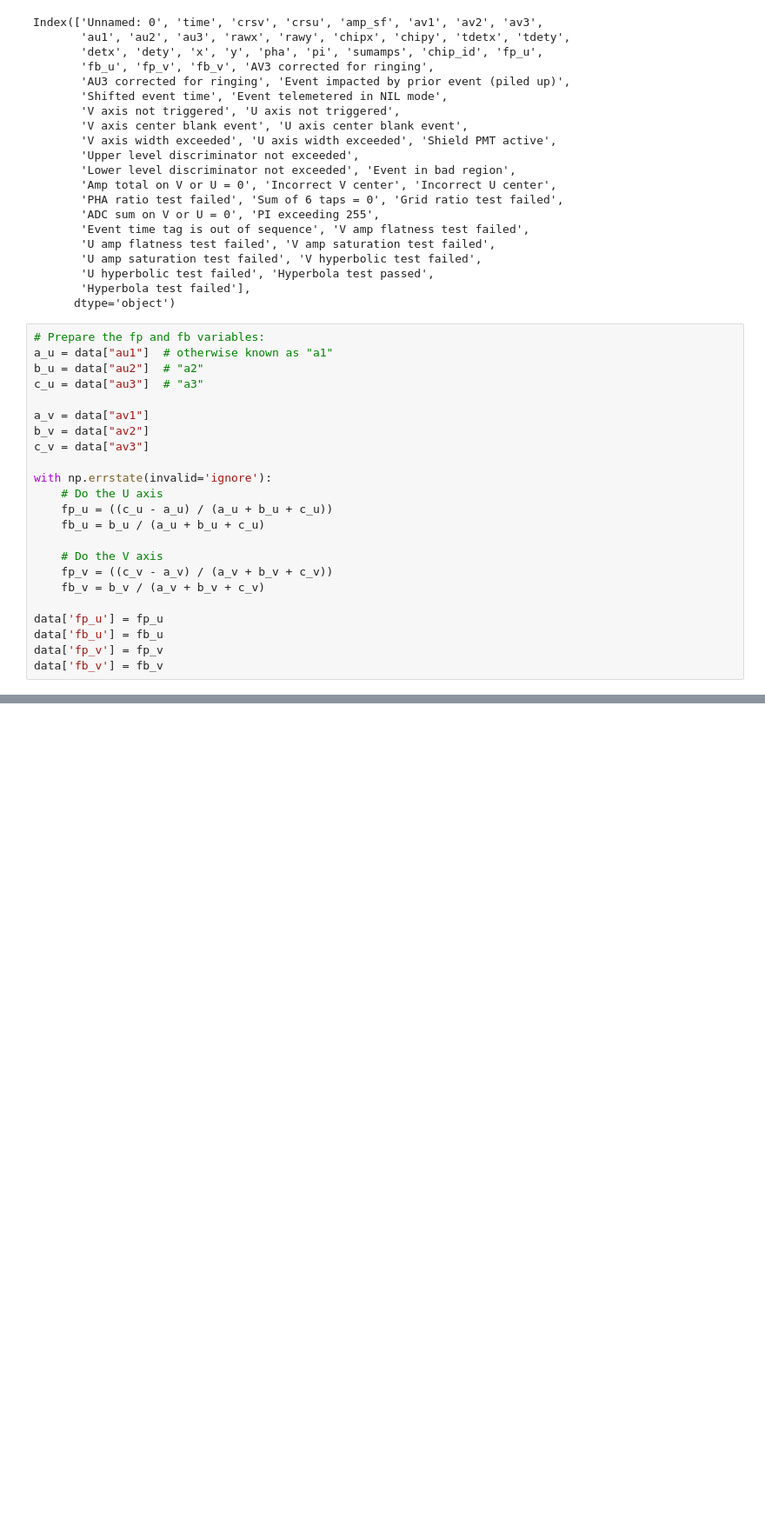
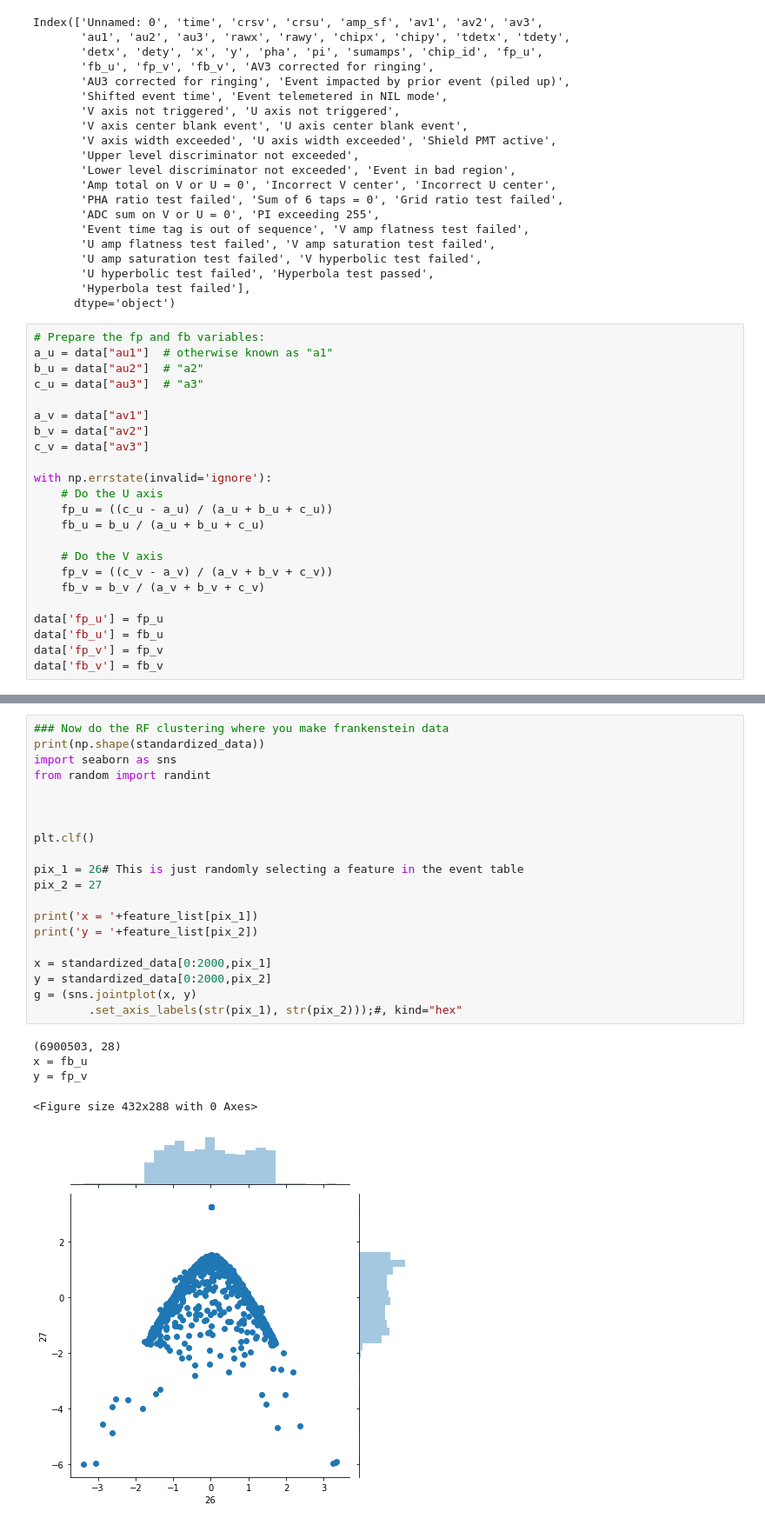
Before and after one commit to beckynevin/EVE, a Jupyter notebook: notebooks/Unsupervised_RF_kmeans.ipynb, the cells around one changed output, grey strips where cells are left out. Shown at 87% size. Drawn from its saved outputs; the diff is of its cells as text; blank space fills up the shorter version.

Commit message:
Added random forest component

```diff
--- a/notebooks/Unsupervised_RF_kmeans.ipynb
+++ b/notebooks/Unsupervised_RF_kmeans.ipynb
@@ -448,0 +453,26 @@ extent [[0.0, 1.0], [-0.9740518962075848, 1.0]]
+# %%
+### Now do the RF clustering where you make frankenstein data
+print(np.shape(standardized_data))
+import seaborn as sns
+from random import randint
+
+
+
+plt.clf()
+
+pix_1 = 26# This is just randomly selecting a feature in the event table
+pix_2 = 27
+
+print('x = '+feature_list[pix_1])
+print('y = '+feature_list[pix_2])
+
+x = standardized_data[0:2000,pix_1]
+y = standardized_data[0:2000,pix_2]
+g = (sns.jointplot(x, y)
+        .set_axis_labels(str(pix_1), str(pix_2)));#, kind="hex"
+# %% [output]
+(6900503, 28)
+x = fb_u
+y = fp_v
+<Figure size 432x288 with 0 Axes>
+[figure, added]
```
Also changed, not shown: parts of 13 cells of this notebook.
